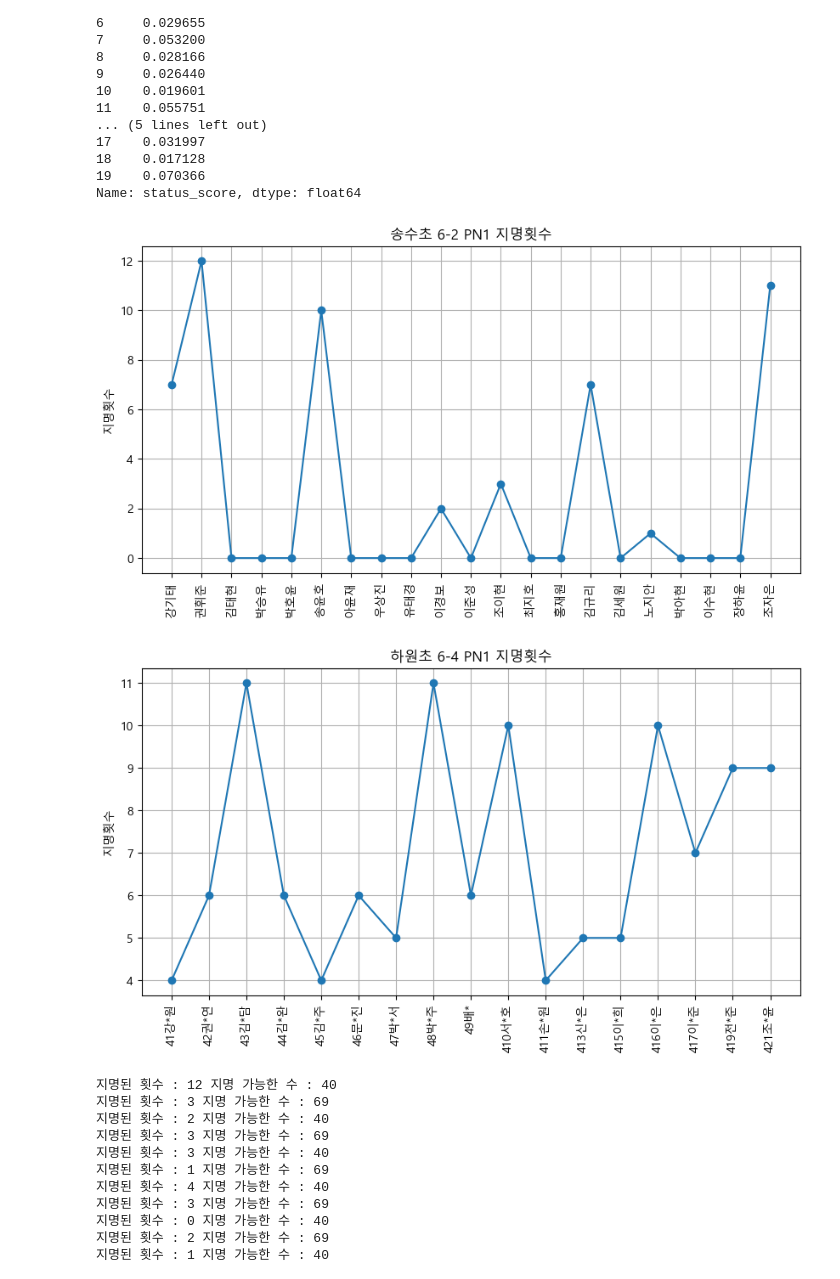
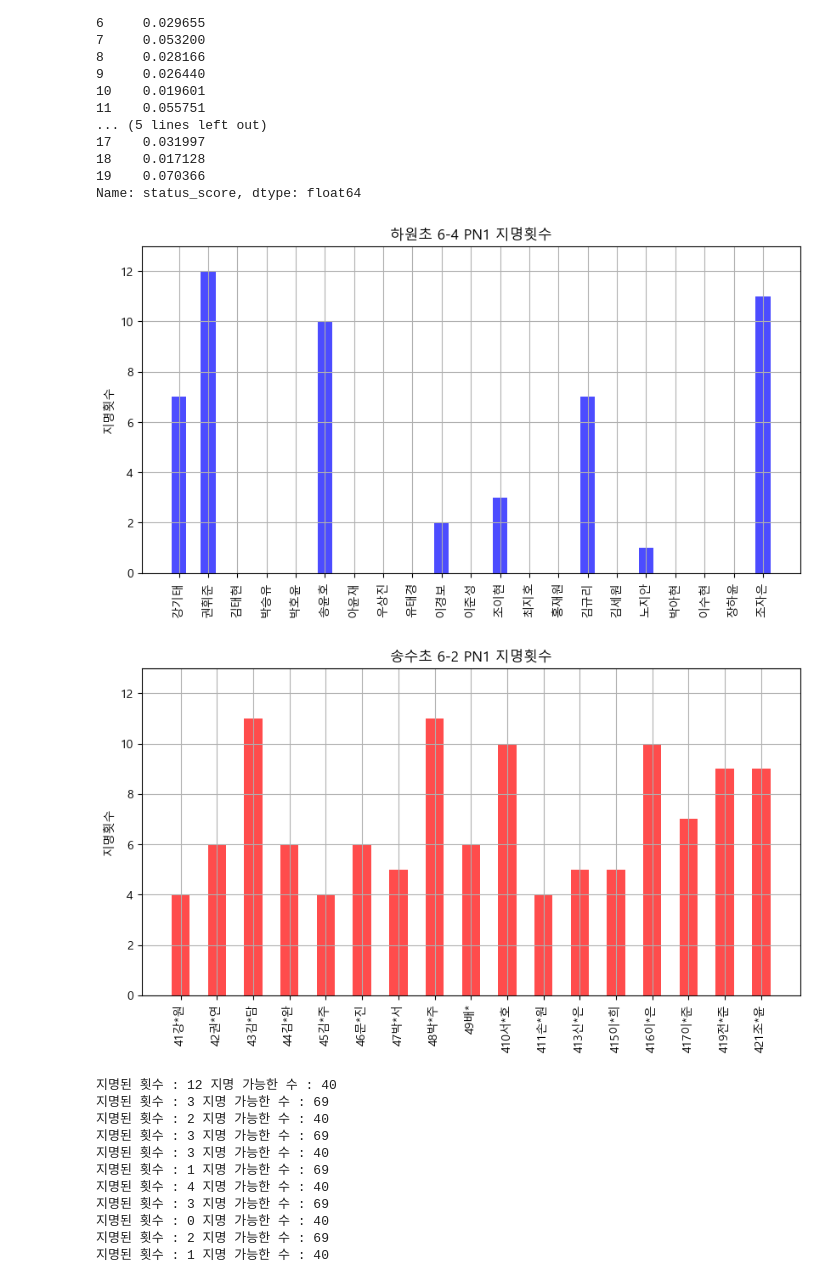
Before and after one commit to Byumin/peer, a Jupyter notebook: class_score.ipynb, the cells around one changed output. Drawn from its saved outputs; the diff is of its cells as text; code cells hidden in the pictures.

```diff
--- a/class_score.ipynb
+++ b/class_score.ipynb
@@ -102,5 +102,6 @@ def point_ratio_score(point_df, item, name):
         temp_df=point_df[point_df['point_item_no'].str.fullmatch(item)]
         ratio = round(len(temp_df[temp_df['student_nomination']==name])/(len(temp_df)),2)
         print('지명된 횟수 :', len(temp_df[temp_df['student_nomination']==name]), '지명 가능한 수 :', (len(temp_df)))
-    return ratio
+        freq = len(temp_df[temp_df['student_nomination']==name])
+    return ratio, freq
 # %%
@@ -116,14 +117,16 @@ def status_hierarchy(point_df, item) :
 
     # 각 학생에 대해 비율 점수 계산
     ratio_scores = []
+    freq_list = []
     student_names = temp_df['student_designation'].unique().tolist()
     for name in student_names:
-        print(name)
-        ratio = point_ratio_score(point_df, item, name)
+        #print(name)
+        ratio, freq = point_ratio_score(point_df, item, name)
         ratio_scores.append(ratio)
+        freq_list.append(freq)
 
     std_score = pd.Series(ratio_scores).std()
-    print(std_score)
+    #print(std_score)
 
-    return std_score, pd.Series(ratio_scores, index=student_names)
+    return std_score, pd.Series(ratio_scores, index=student_names), freq_list
 # %%
@@ -274,43 +282,45 @@ score_df = pd.DataFrame(status_scores)
 
 # 시각화
 plt.figure(figsize=(10, 5))
-plt.plot(names, counts, marker='o')
+plt.bar(names, counts, width=0.5, color='blue', alpha=0.7)
 plt.xlabel("")
 plt.ylabel("지명횟수")
-plt.title("송수초 6-2 PN1 지명횟수")
+plt.ylim(0, 13)
+plt.title("하원초 6-4 PN1 지명횟수")
 plt.xticks(rotation=90)
 plt.grid(True)
 plt.show()
 # %% [output]
-[figure, old version]
+[figure, new version]
 # %%
 # 하원초 6-4 자세히 확인
 import pandas as pd
 import matplotlib.pyplot as plt
 import matplotlib.pyplot as plt
 plt.rcParams['font.family'] = 'Malgun Gothic'  # 윈도우 기본 한글 폰트
 
 names = [
     "41강*원", "42권*연", "43김*담", "44김*완", "45김*주", "46문*진",
     "47박*서", "48박*주", "49배*", "410서*호", "411손*원", "413신*은",
     "415이*희", "416이*은", "417이*준", "419전*준", "421조*윤"
 ]
 counts = [4, 6, 11, 6, 4, 6, 5, 11, 6, 10, 4, 5, 5, 10, 7, 9, 9]
 
 # 데이터프레임으로 변환
 score_df = pd.DataFrame(status_scores)
 
 # 시각화
 plt.figure(figsize=(10, 5))
-plt.plot(names, counts, marker='o')
+plt.bar(names, counts, width=0.5, color='red', alpha=0.7)
 plt.xlabel("")
 plt.ylabel("지명횟수")
-plt.title("하원초 6-4 PN1 지명횟수")
+plt.ylim(0, 13)
+plt.title("송수초 6-2 PN1 지명횟수")
 plt.xticks(rotation=90)
 plt.grid(True)
 plt.show()
 # %% [output]
-[figure, old version]
+[figure, new version]
 # %%
 def aggression_norm_score(point_df):
     # 문항 묶음
```
Also changed, not shown: parts of 12 cells of this notebook, 2 other files.
